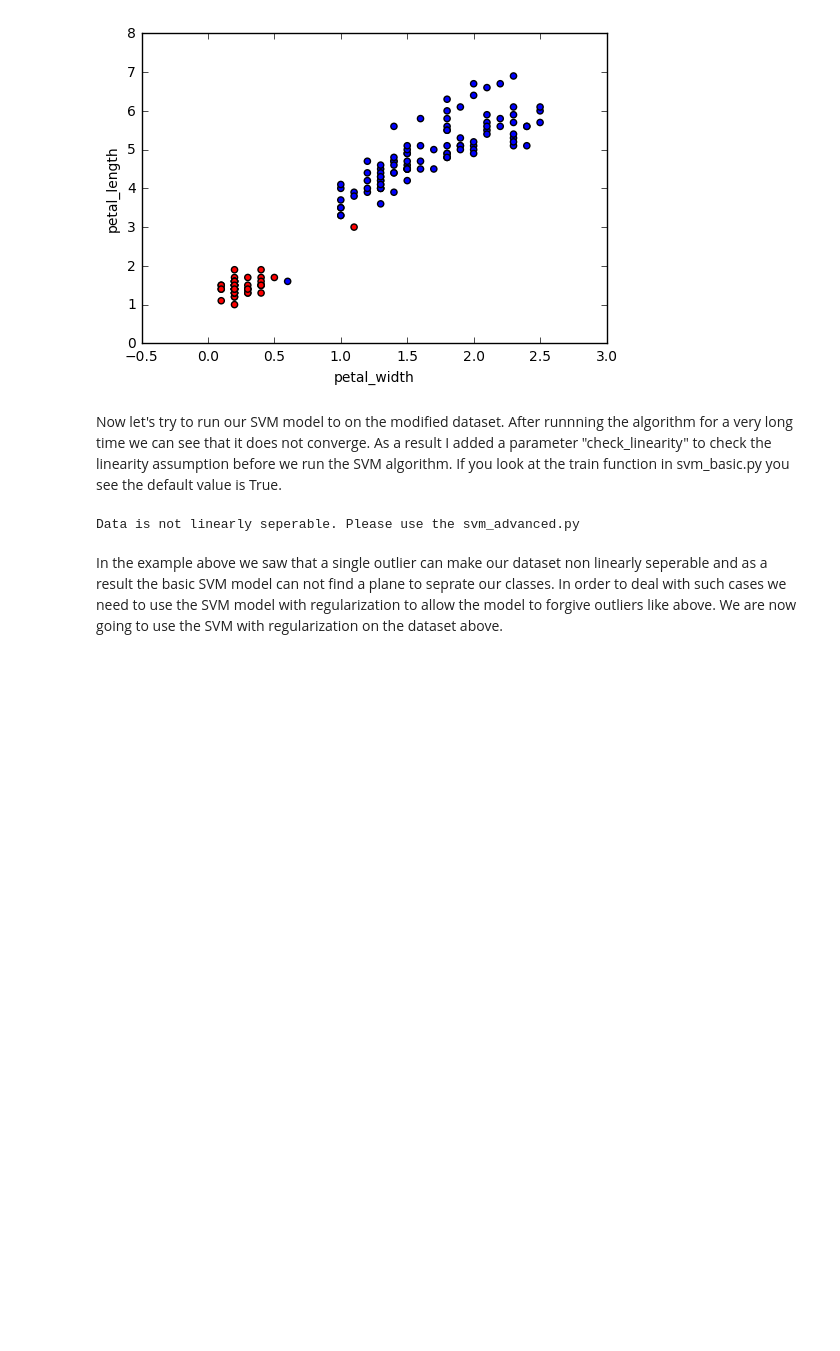
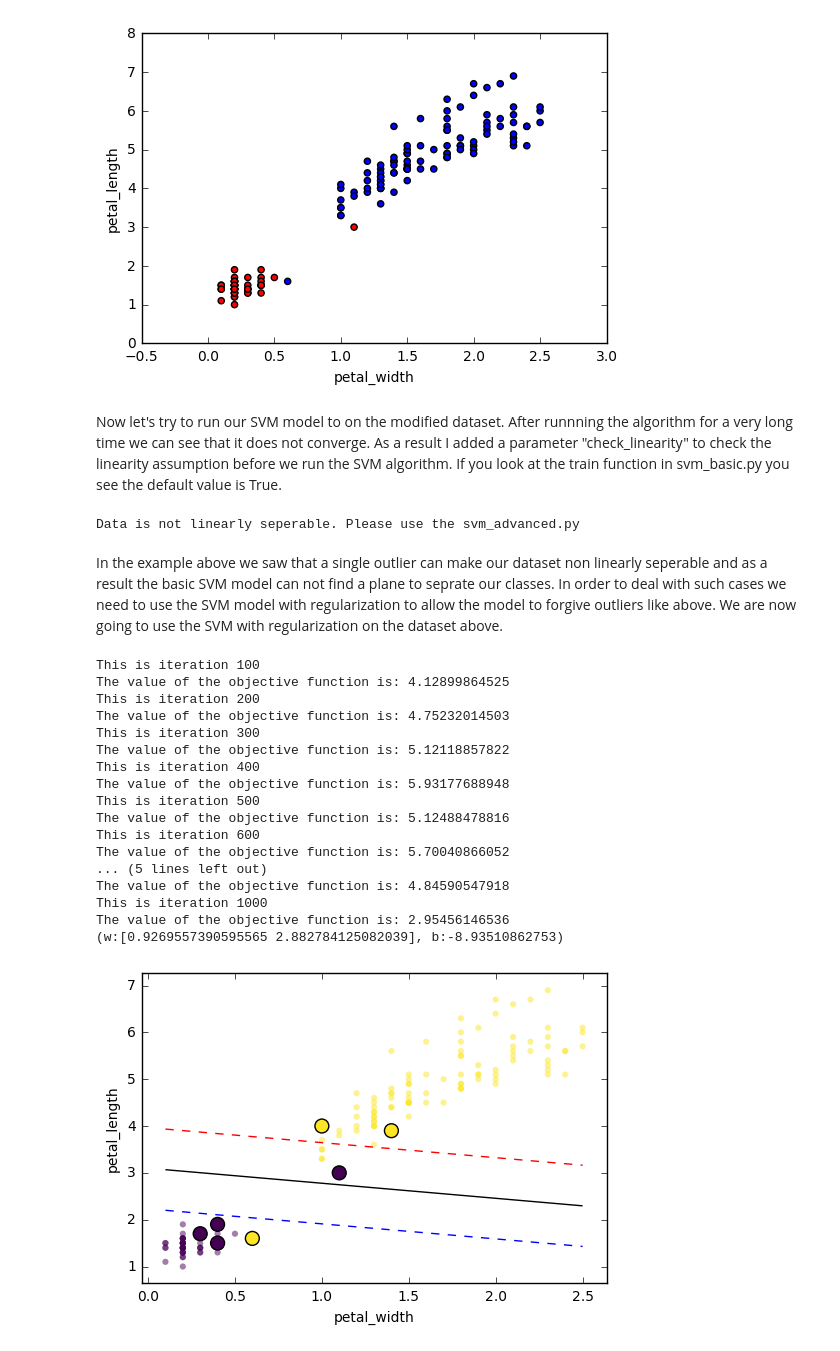
Before and after one commit to reza-asad/SVM-with-SMO, a Jupyter notebook: SVM.ipynb, the cells around one changed output. Drawn from its saved outputs; the diff is of its cells as text; code cells hidden in the pictures; blank space fills up the shorter version.

```diff
--- a/SVM.ipynb
+++ b/SVM.ipynb
@@ -113,3 +113,26 @@ svm_nonlin.train()
 Data is not linearly seperable. Please use the svm_advanced.py
 # %% [markdown]
 In the example above we saw that a single outlier can make our dataset non linearly seperable and as a result the basic SVM model can not find a plane to seprate our classes. In order to deal with such cases we need to use the SVM model with regularization to allow the model to forgive outliers like above. We are now going to use the SVM with regularization on the dataset above.
+# %%
+from models.svm_advanced import *
+svm_adv = SVMAdvanced(iris_nonlin_sep[:,0:2], iris_nonlin_sep[:,2], reg=1.5, verbose=True)
+svm_adv.train(print_every=100)
+# %% [output]
+This is iteration 100
+The value of the objective function is: 4.12899864525
+This is iteration 200
+The value of the objective function is: 4.75232014503
+This is iteration 300
+The value of the objective function is: 5.12118857822
+This is iteration 400
+The value of the objective function is: 5.93177688948
+This is iteration 500
+The value of the objective function is: 5.12488478816
+This is iteration 600
+The value of the objective function is: 5.70040866052
+... (5 lines left out)
+The value of the objective function is: 4.84590547918
+This is iteration 1000
+The value of the objective function is: 2.95456146536
+(w:[0.9269557390595565 2.882784125082039], b:-8.93510862753)
+[figure, added]
```
Also changed, not shown: 4 other files.
